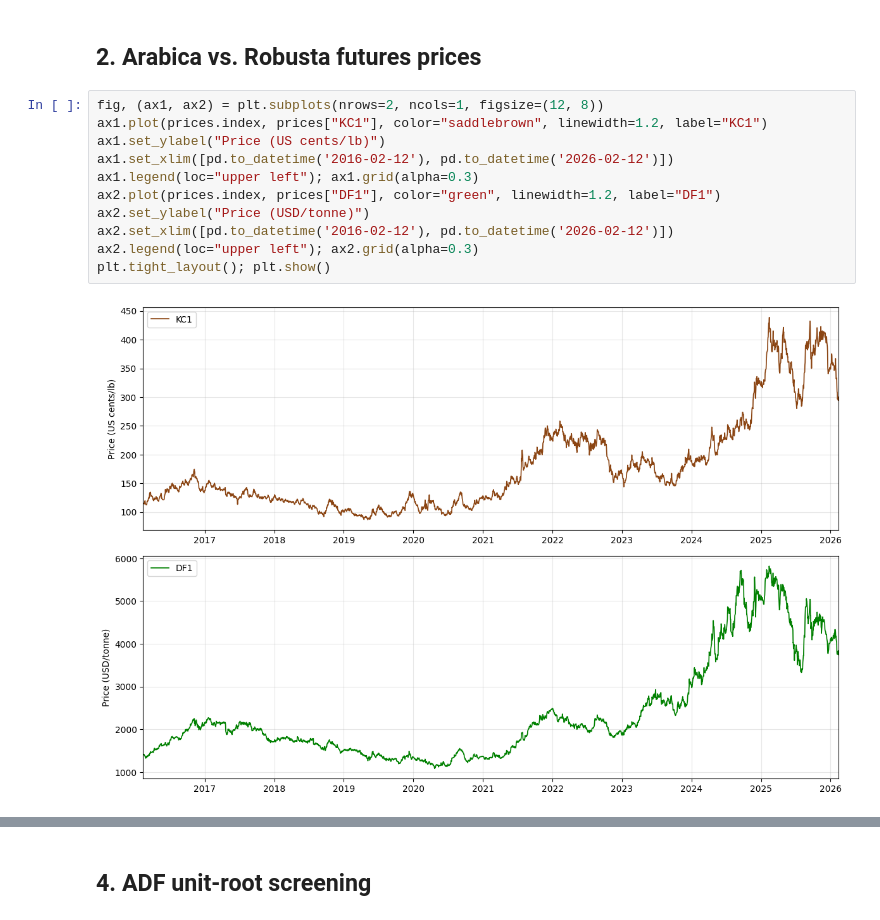
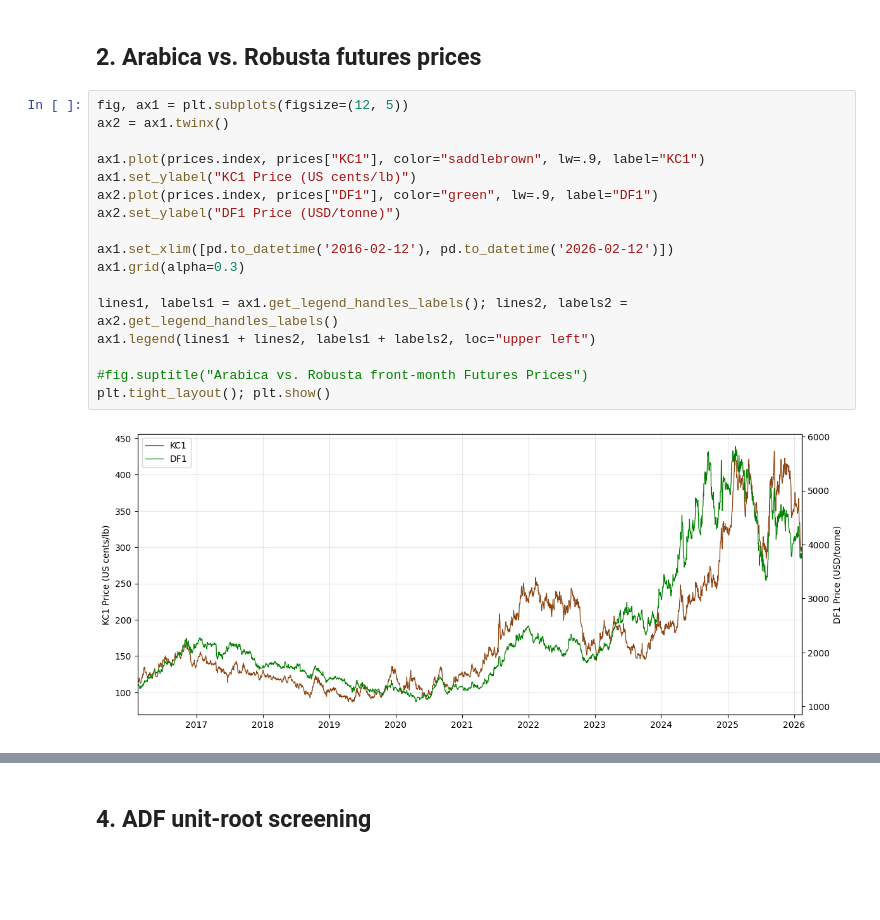
Before and after one commit to Edoardovona/multivariate-pairs-trading-coffee, a Jupyter notebook: notebooks/01_statistical_screening.ipynb, the cells around one changed output, grey strips where cells are left out. Saved outputs shown, nothing was run; the diff lists cells and outputs as text; blank space fills up the shorter version.

```diff
--- a/notebooks/01_statistical_screening.ipynb
+++ b/notebooks/01_statistical_screening.ipynb
@@ -72,18 +74,24 @@ config.
 # %% [markdown]
 ## 2. Arabica vs. Robusta futures prices
 # %%
-fig, (ax1, ax2) = plt.subplots(nrows=2, ncols=1, figsize=(12, 8))
-ax1.plot(prices.index, prices["KC1"], color="saddlebrown", linewidth=1.2, label="KC1")
-ax1.set_ylabel("Price (US cents/lb)")
+fig, ax1 = plt.subplots(figsize=(12, 5))
+ax2 = ax1.twinx()
+
+ax1.plot(prices.index, prices["KC1"], color="saddlebrown", lw=.9, label="KC1")
+ax1.set_ylabel("KC1 Price (US cents/lb)")
+ax2.plot(prices.index, prices["DF1"], color="green", lw=.9, label="DF1")
+ax2.set_ylabel("DF1 Price (USD/tonne)")
+
 ax1.set_xlim([pd.to_datetime('2016-02-12'), pd.to_datetime('2026-02-12')])
-ax1.legend(loc="upper left"); ax1.grid(alpha=0.3)
-ax2.plot(prices.index, prices["DF1"], color="green", linewidth=1.2, label="DF1")
-ax2.set_ylabel("Price (USD/tonne)")
-ax2.set_xlim([pd.to_datetime('2016-02-12'), pd.to_datetime('2026-02-12')])
-ax2.legend(loc="upper left"); ax2.grid(alpha=0.3)
+ax1.grid(alpha=0.3)
+
+lines1, labels1 = ax1.get_legend_handles_labels(); lines2, labels2 = ax2.get_legend_handles_labels()
+ax1.legend(lines1 + lines2, labels1 + labels2, loc="upper left")
+
+#fig.suptitle("Arabica vs. Robusta front-month Futures Prices")
 plt.tight_layout(); plt.show()
 # %% [output]
-[figure, old version]
+[figure, new version]
 # %% [markdown]
 ## 3. Log-prices and the walk-forward fold structure
 
```
Also changed, not shown: parts of 4 cells of this notebook, 5 other files.
